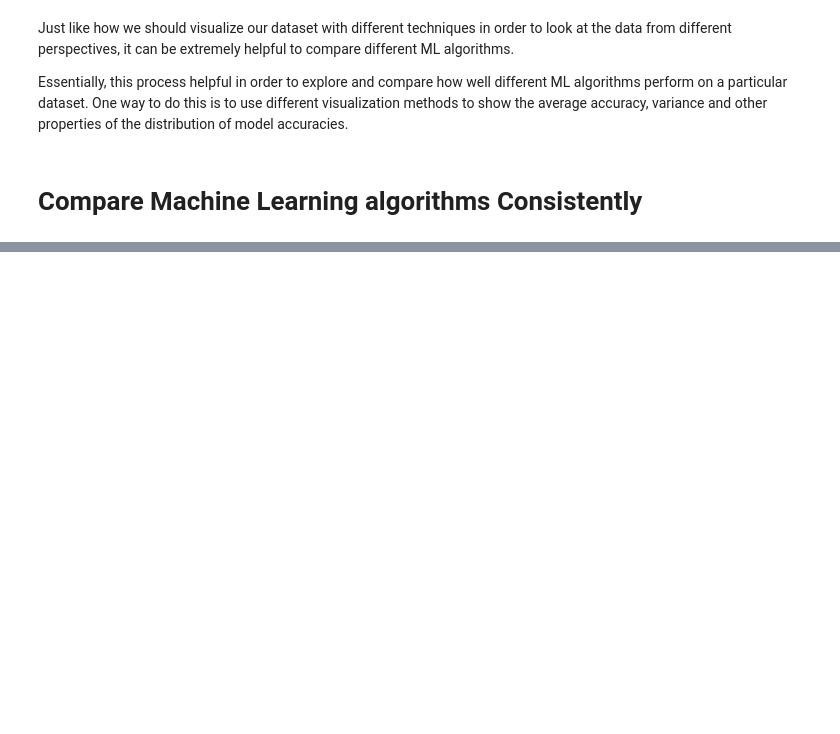
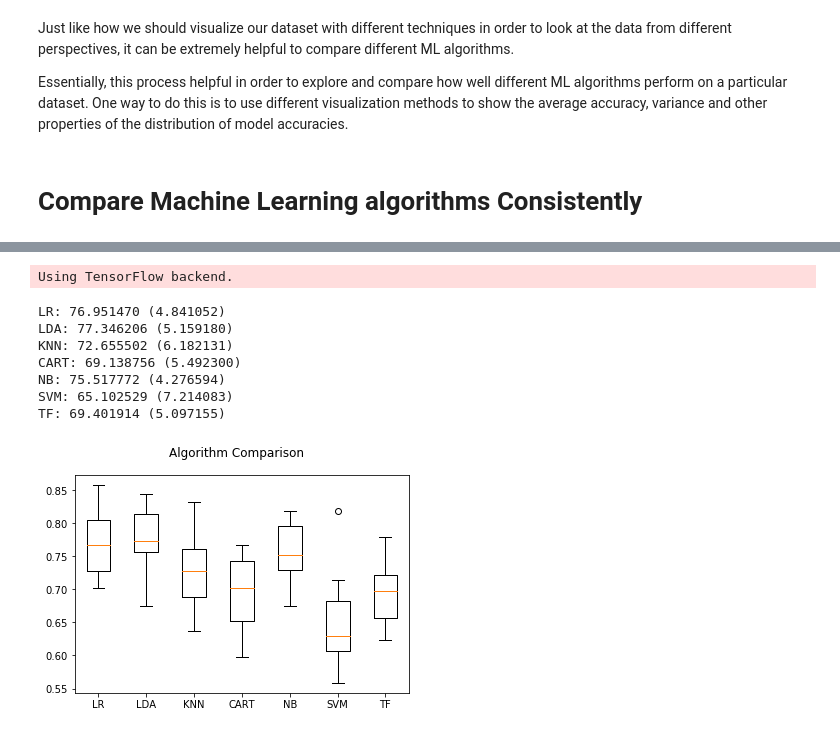
Before and after one commit to JayThibs/python-machine-learning-examples, a Jupyter notebook: Comparing Machine Learning Algorithms in Python with scikit-learn.ipynb, the cells around one changed output, grey strips where cells are left out. Saved outputs shown, nothing was run; the diff lists cells and outputs as text; code cells hidden in the pictures; blank space fills up the shorter version.

Commit message:
Finished comparing models

```diff
--- a/Comparing Machine Learning Algorithms in Python with scikit-learn.ipynb
+++ b/Comparing Machine Learning Algorithms in Python with scikit-learn.ipynb
@@ -58,0 +61,73 @@ Visualization are available in scipy and statsmodels libs.
+# %%
+# Compare algorithms
+import pandas as pd
+import matplotlib.pyplot as plt
+from sklearn import model_selection
+from sklearn.linear_model import LogisticRegression
+from sklearn.tree import DecisionTreeClassifier
+from sklearn.neighbors import KNeighborsClassifier
+from sklearn.discriminant_analysis import LinearDiscriminantAnalysis
+from sklearn.naive_bayes import GaussianNB
+from sklearn.svm import SVC
+from keras.models import Sequential
+from keras.layers import Dense
+from keras.wrappers.scikit_learn import KerasClassifier
+# load dataset
+url = "https://archive.ics.uci.edu/ml/machine-learning-databases/pima-indians-diabetes/pima-indians-diabetes.data"
+names = ['preg', 'plas', 'pres', 'skin', 'test', 'mass', 'pedi', 'age', 'class']
+df = pd.read_csv(url, names=names)
+array = df.values
+# let's seperate our input features (X) from our target variables (Y)
+X = array[:,0:8]
+Y = array[:,8]
+# prepare configuration for cross validation test harness
+seed = 5
+# prepare models
+models = []
+models.append(('LR', LogisticRegression()))
+models.append(('LDA', LinearDiscriminantAnalysis()))
+models.append(('KNN', KNeighborsClassifier()))
+models.append(('CART', DecisionTreeClassifier()))
+models.append(('NB', GaussianNB()))
+models.append(('SVM', SVC()))
+# Function to create model for TensorFlow, required for Keras classifier
+def create_model():
+    # Create model
+    model = Sequential()
+    model.add(Dense(12, input_dim=8, kernel_initializer='uniform', activation='relu'))
+    model.add(Dense(8, kernel_initializer='uniform', activation='relu'))
+    model.add(Dense(1, kernel_initializer='uniform', activation='sigmoid'))
+    # Compile model
+    model.compile(loss='binary_crossentropy', optimizer='adam', metrics=['accuracy'])
+    return model
+
+models.append(('TF', KerasClassifier(build_fn=create_model, nb_epoch=100, batch_size=5, verbose=0)))
+# evaluate each model in turn
+results = []
+names = []
+scoring = 'accuracy'
+for name, model in models:
+    kfold = model_selection.KFold(n_splits=10, random_state=seed)
+    cv_results = model_selection.cross_val_score(model, X, Y, cv=kfold, scoring=scoring)
+    results.append(cv_results)
+    names.append(name)
+    msg = "%s: %f (%f)" % (name, cv_results.mean()*100, cv_results.std()*100)
+    print(msg)
+
+# boxplot algorithm comparison
+fig = plt.figure()
+fig.suptitle('Algorithm Comparison')
+ax = fig.add_subplot(111)
+plt.boxplot(results)
+ax.set_xticklabels(names)
+plt.show()
+# %% [output]
+Using TensorFlow backend.
+LR: 76.951470 (4.841052)
+LDA: 77.346206 (5.159180)
+KNN: 72.655502 (6.182131)
+CART: 69.138756 (5.492300)
+NB: 75.517772 (4.276594)
+SVM: 65.102529 (7.214083)
+TF: 69.401914 (5.097155)
+[figure, added]
```
Also changed, not shown: parts of 1 cell of this notebook.
